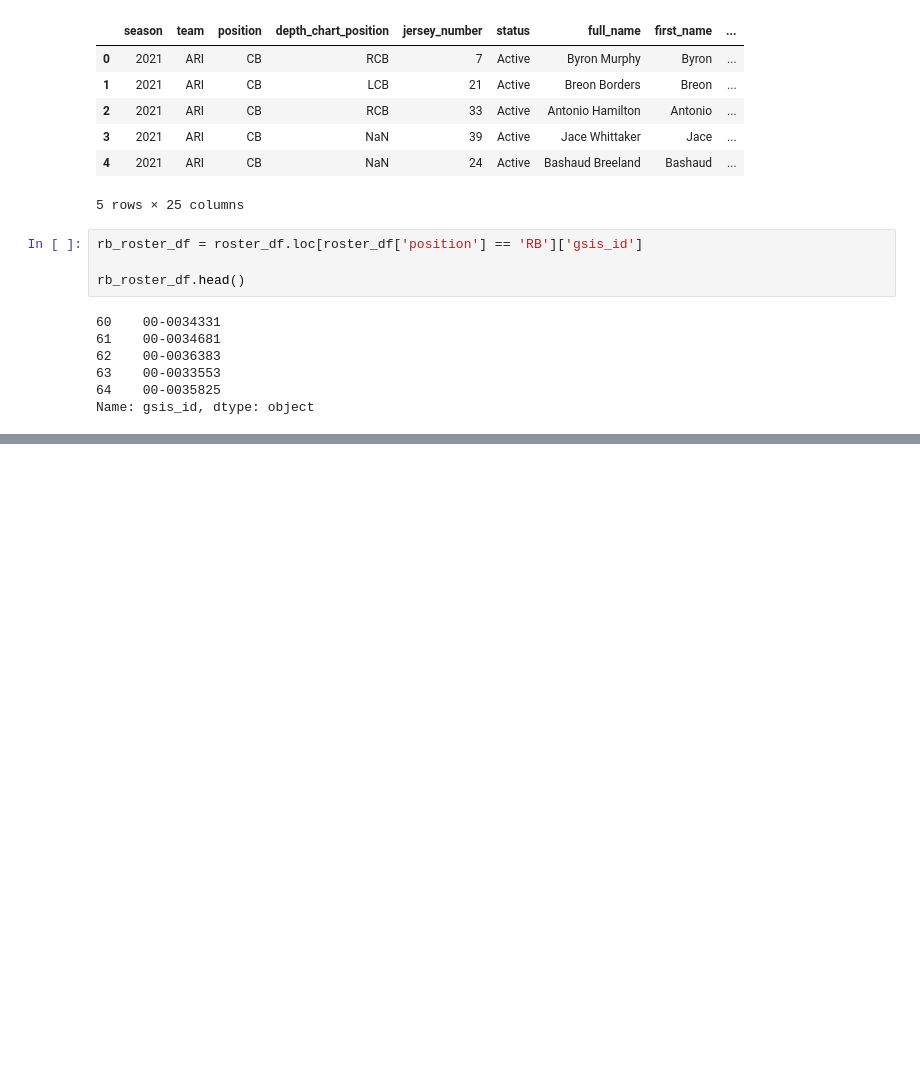
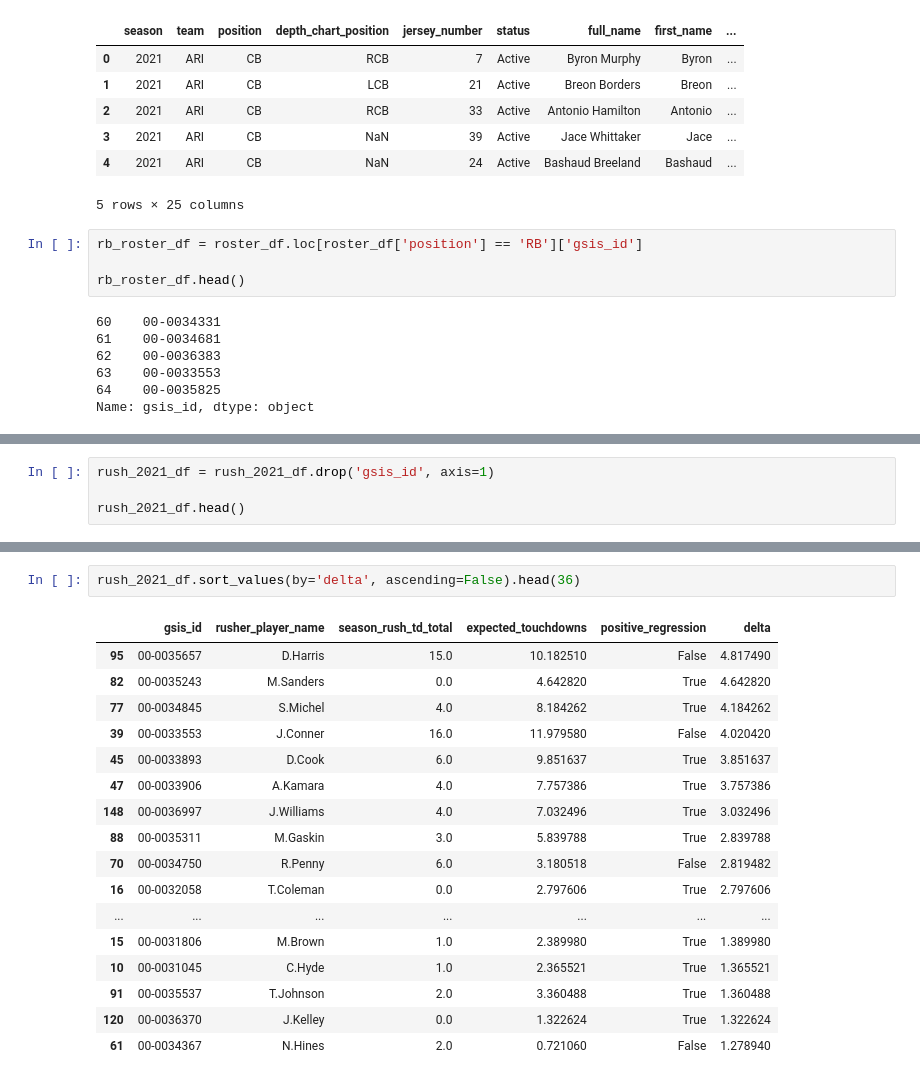
Before and after one commit to kumajimmy/fantasy_footballl_22, a Jupyter notebook: TD_regression_rb.ipynb, the cells around one changed output, grey strips where cells are left out. Drawn from its saved outputs; the diff is of its cells as text; blank space fills up the shorter version.

```diff
--- a/TD_regression_rb.ipynb
+++ b/TD_regression_rb.ipynb
@@ -162,0 +163,4 @@ rush_2021_df.head(20)
+# %%
+rush_2021_df = rush_2021_df.drop('gsis_id', axis=1)
+
+rush_2021_df.head()
@@ -162,0 +205,20 @@ rush_2021_df.head(20)
+# %%
+rush_2021_df.sort_values(by='delta', ascending=False).head(36)
+# %% [output]
+|  | gsis_id | rusher_player_name | season_rush_td_total | expected_touchdowns | positive_regression | delta |
+| 95 | 00-0035657 | D.Harris | 15.0 | 10.182510 | False | 4.817490 |
+| 82 | 00-0035243 | M.Sanders | 0.0 | 4.642820 | True | 4.642820 |
+| 77 | 00-0034845 | S.Michel | 4.0 | 8.184262 | True | 4.184262 |
+| 39 | 00-0033553 | J.Conner | 16.0 | 11.979580 | False | 4.020420 |
+| 45 | 00-0033893 | D.Cook | 6.0 | 9.851637 | True | 3.851637 |
+| 47 | 00-0033906 | A.Kamara | 4.0 | 7.757386 | True | 3.757386 |
+| 148 | 00-0036997 | J.Williams | 4.0 | 7.032496 | True | 3.032496 |
+| 88 | 00-0035311 | M.Gaskin | 3.0 | 5.839788 | True | 2.839788 |
+| 70 | 00-0034750 | R.Penny | 6.0 | 3.180518 | False | 2.819482 |
+| 16 | 00-0032058 | T.Coleman | 0.0 | 2.797606 | True | 2.797606 |
+| ... | ... | ... | ... | ... | ... | ... |
+| 15 | 00-0031806 | M.Brown | 1.0 | 2.389980 | True | 1.389980 |
+| 10 | 00-0031045 | C.Hyde | 1.0 | 2.365521 | True | 1.365521 |
+| 91 | 00-0035537 | T.Johnson | 2.0 | 3.360488 | True | 1.360488 |
+| 120 | 00-0036370 | J.Kelley | 0.0 | 1.322624 | True | 1.322624 |
+| 61 | 00-0034367 | N.Hines | 2.0 | 0.721060 | False | 1.278940 |
```
Also changed, not shown: parts of 6 cells of this notebook.
